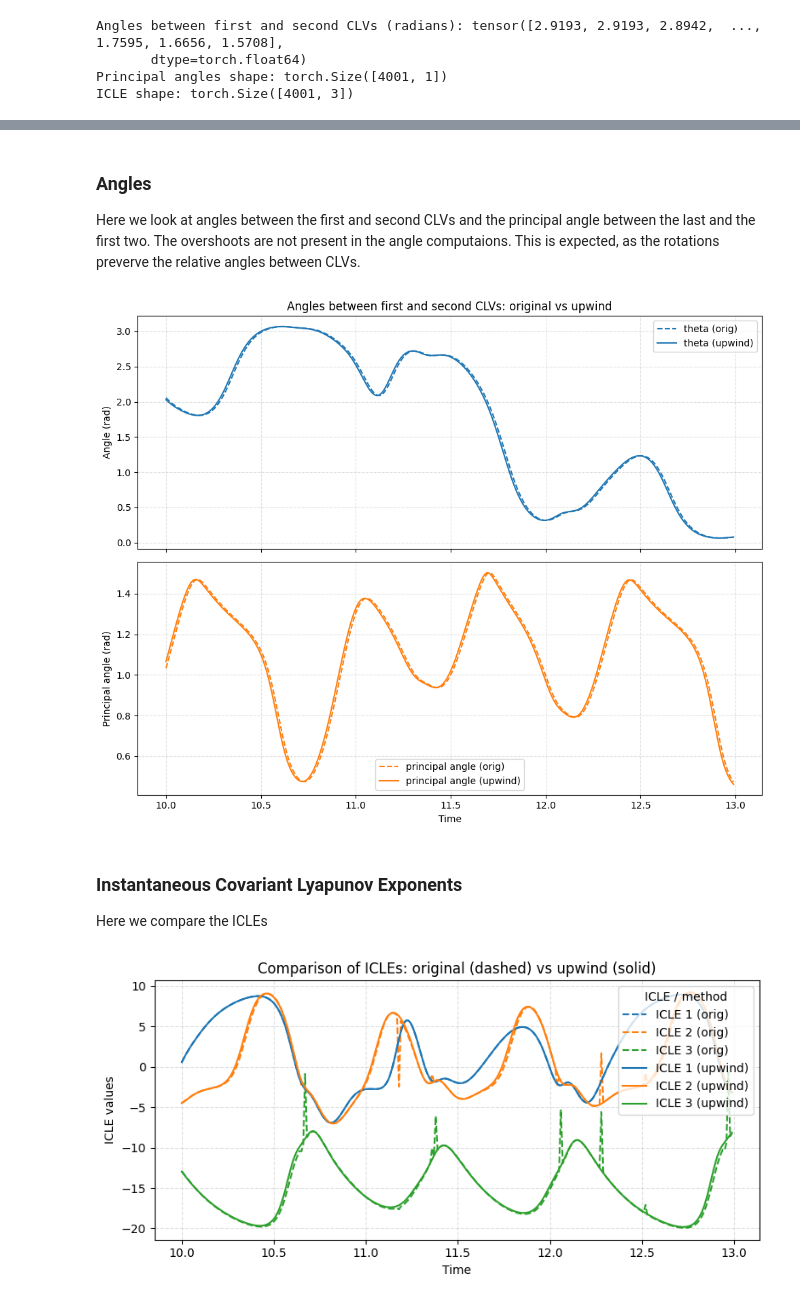
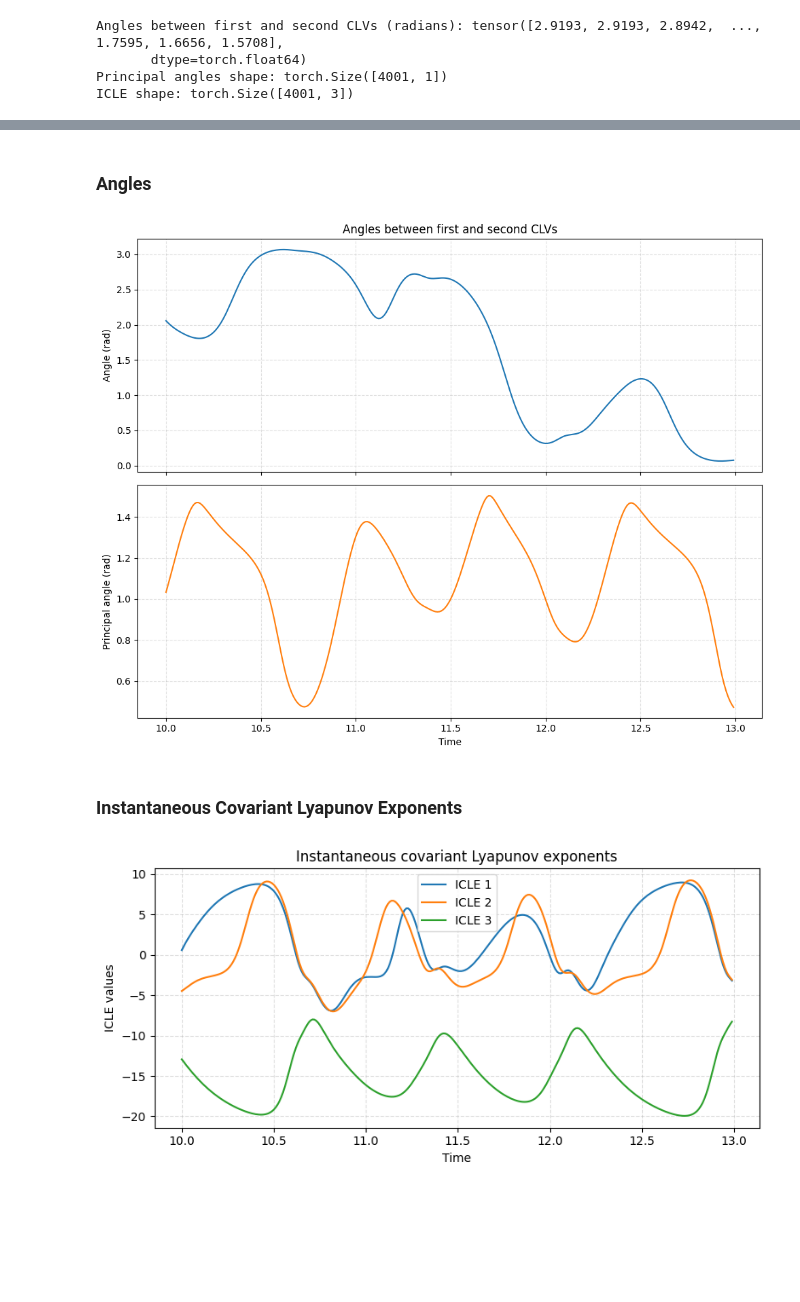
Before and after one commit to MagriLab/clvlib, a Jupyter notebook: tutorials/lorenz_pytorch_quickstart.ipynb, the cells around one changed output, grey strips where cells are left out. Saved outputs shown, nothing was run; the diff lists cells and outputs as text; code cells hidden in the pictures; blank space fills up the shorter version.

```diff
--- a/tutorials/lorenz_pytorch_quickstart.ipynb
+++ b/tutorials/lorenz_pytorch_quickstart.ipynb
@@ -48,14 +48,12 @@ Lyapunov exponent estimates, backward Lyapunov vectors (BLVs), CLVs, and the tra
 times = torch.linspace(0.0, 40.0, 4001, dtype=DTYPE, device=DEVICE)  # 4000 integration steps
 x0 = torch.tensor([8.0, 0.0, 30.0], dtype=DTYPE, device=DEVICE)
 
-LE, LE_history, BLV_history, CLV_history, trajectory = lyap_analysis_from_ic(
+LE, LE_history, Q_history, R_history, CLV_history, D_history, trajectory = lyap_analysis_from_ic(
     lorenz,
     jacobian,
     x0,
     times,
     stepper='rk4',
-    qr_method='householder',
-    ginelli_method='ginelli'
 )
 
 print('Asymptotic Lyapunov exponents:', LE)
@@ -107,6 +104,9 @@ angles = principal_angles(CLV_history[:, :, :-1], CLV_history[:, :, -1:]).cpu()
 angles_np = angles.numpy()
 icle = compute_ICLE(jacobian, trajectory, times, CLV_history).cpu()
 icle_np = icle.numpy()
+times_np = times.cpu().numpy()
+CLV_history_np = CLV_history.cpu().numpy()
+
 print('Angles between first and second CLVs (radians):', theta)
 print('Principal angles shape:', angles.shape)
 print('ICLE shape:', icle.shape)
@@ -183,56 +137,38 @@ plt.show()
-# %% [markdown]
-### Angles
-
-Here we look at angles between the first and second CLVs and the principal angle between the last and the first two. The overshoots are not present in the angle computaions. This is expected, as the rotations preverve the relative angles between CLVs.
+# %% [markdown]
+### Angles
 # %%
 fig, (ax1, ax2) = plt.subplots(2, 1, figsize=(10, 8), sharex=True)
 
-# use the requested slice
 ts = times_np[start:end]
 
-# theta comparison
-ax1.plot(ts, theta_np[start:end], label='theta (orig)', color='C0', linestyle='--')
-ax1.plot(ts, theta_upwind_np[start:end], label='theta (upwind)', color='C0')
+ax1.plot(ts, theta_np[start:end], color='C0')
 ax1.set_ylabel('Angle (rad)')
-ax1.set_title('Angles between first and second CLVs: original vs upwind')
+ax1.set_title('Angles between first and second CLVs')
 ax1.grid(True, linestyle='--', alpha=0.4)
-ax1.legend()
 
-# principal angles comparison (angles are column vectors)
-ax2.plot(ts, angles_np[start:end].ravel(), label='principal angle (orig)', color='C1', linestyle='--')
-ax2.plot(ts, angles_upwind_np[start:end].ravel(), label='principal angle (upwind)', color='C1')
+ax2.plot(ts, angles_np[start:end].ravel(), color='C1')
 ax2.set_xlabel('Time')
 ax2.set_ylabel('Principal angle (rad)')
 ax2.grid(True, linestyle='--', alpha=0.4)
-ax2.legend()
 
 plt.tight_layout()
 plt.show()
 # %% [output]
-[figure, old version]
+[figure, new version]
 # %% [markdown]
 ### Instantaneous Covariant Lyapunov Exponents
-
-Here we compare the ICLEs
 # %%
 plt.figure(figsize=(8, 4))
 
-start, end = 1000, 1300
-
-plt.plot(times_np[start:end], icle_np[start:end, 0], label='ICLE 1 (orig)', linestyle='--', color='C0')
-plt.plot(times_np[start:end], icle_np[start:end, 1], label='ICLE 2 (orig)', linestyle='--', color='C1')
-plt.plot(times_np[start:end], icle_np[start:end, 2], label='ICLE 3 (orig)', linestyle='--', color='C2')
-
-plt.plot(times_np[start:end], icle_upwind_np[start:end, 0], label='ICLE 1 (upwind)', color='C0')
-plt.plot(times_np[start:end], icle_upwind_np[start:end, 1], label='ICLE 2 (upwind)', color='C1')
-plt.plot(times_np[start:end], icle_upwind_np[start:end, 2], label='ICLE 3 (upwind)', color='C2')
-
+plt.plot(times_np[start:end], icle_np[start:end, 0], label='ICLE 1')
+plt.plot(times_np[start:end], icle_np[start:end, 1], label='ICLE 2')
+plt.plot(times_np[start:end], icle_np[start:end, 2], label='ICLE 3')
 plt.xlabel('Time')
 plt.ylabel('ICLE values')
-plt.title('Comparison of ICLEs: original (dashed) vs upwind (solid)')
+plt.title('Instantaneous covariant Lyapunov exponents')
 plt.grid(True, linestyle='--', alpha=0.4)
-plt.legend(title='ICLE / method', loc='upper right')
+plt.legend()
 plt.tight_layout()
 plt.show()
 # %% [output]
-[figure, old version]
+[figure, new version]
```
Also changed, not shown: parts of 11 cells of this notebook, 12 other files.
